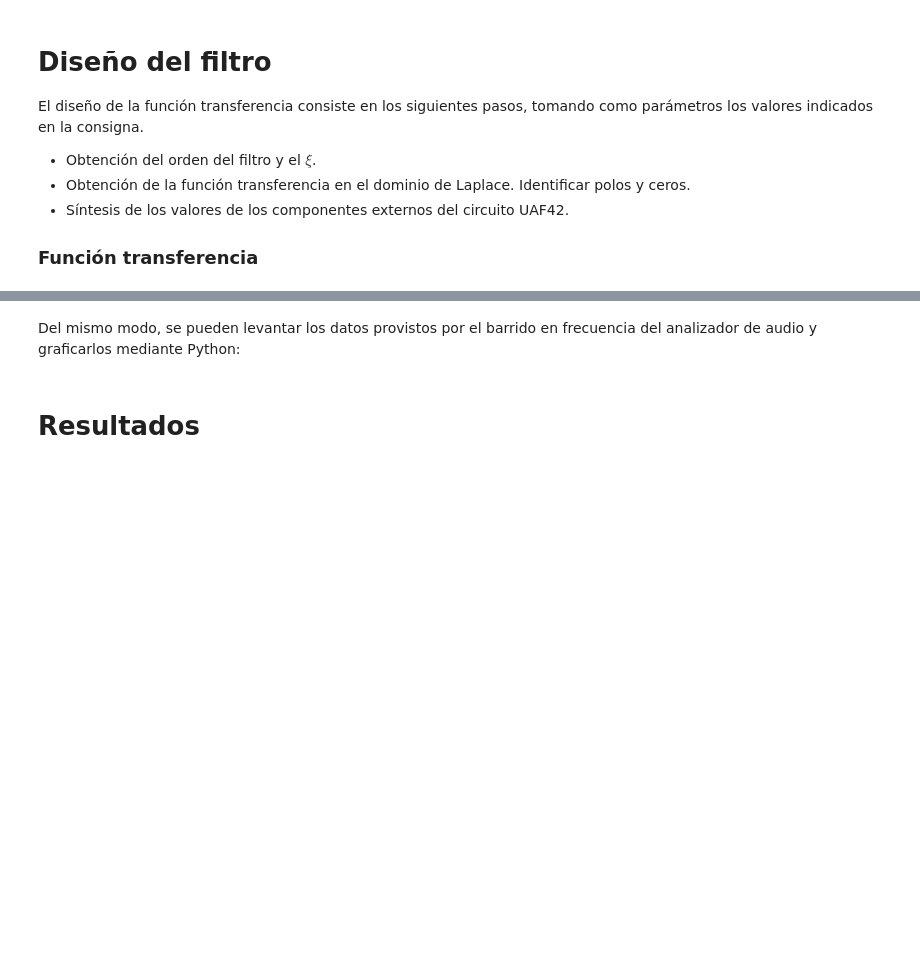
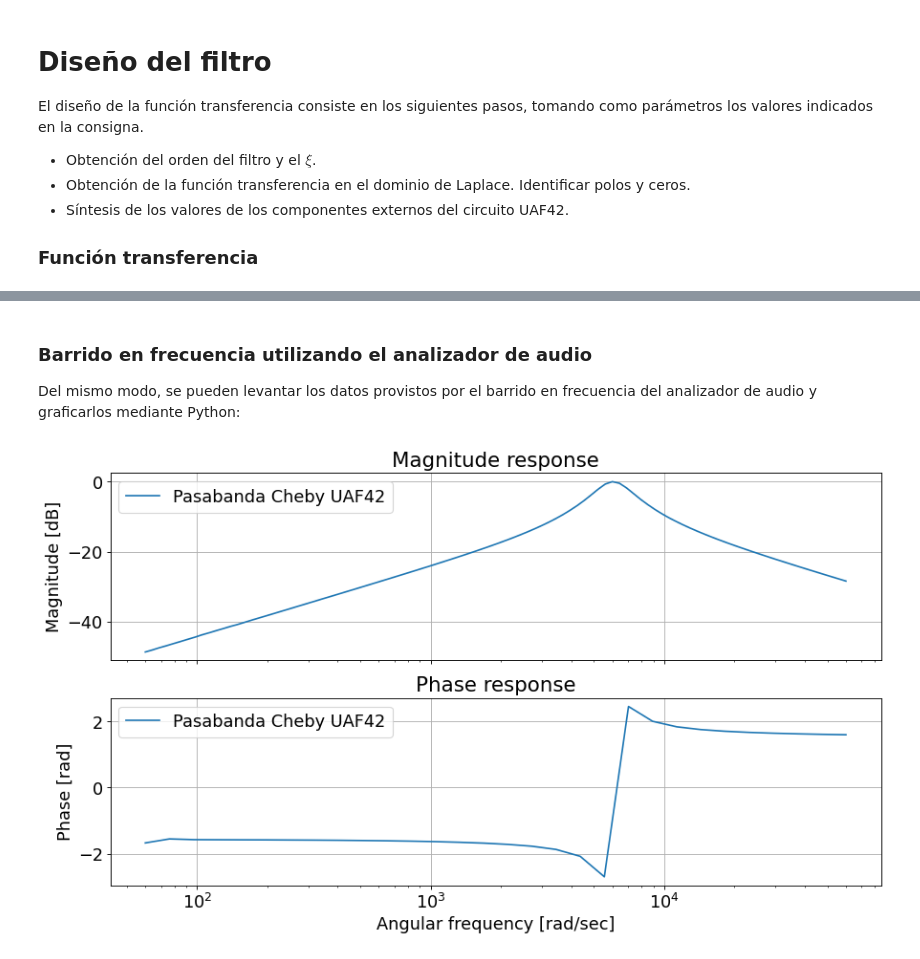
Before and after one commit to spalozzo/tc2_2023, a Jupyter notebook: TP_Laboratorio/Informe_TPLAB1.ipynb, the cells around one changed output, grey strips where cells are left out. Saved outputs shown, nothing was run; the diff lists cells and outputs as text; code cells hidden in the pictures; blank space fills up the shorter version.

```diff
--- a/TP_Laboratorio/Informe_TPLAB1.ipynb
+++ b/TP_Laboratorio/Informe_TPLAB1.ipynb
@@ -235,14 +292,16 @@ FileNotFoundError: ./modulo_osciloscopio.csv not found.
 # %% [markdown]
+### Barrido en frecuencia utilizando el analizador de audio
+
 Del mismo modo, se pueden levantar los datos provistos por el barrido en frecuencia del analizador de audio y graficarlos mediante Python:
 # %%
 #Levanto los archivos del analizador de audio
-modulo= np.genfromtxt("./barrido_modulo.csv", delimiter=",")
-fase=   np.genfromtxt("./barrido_fase.csv", delimiter=",")
-fase[:,1]= [item * np.pi/180 for item in fase[:,1] ]
+modulo= np.genfromtxt("./mediciones/barrido_modulo.csv", delimiter=",")
+fase=   np.genfromtxt("./mediciones/barrido_fase.csv", delimiter=",")
+fase[:,1]= [item * np.pi/180 for item in fase[:,1] ] #Pasa de grados a radianes
 
 
-bodePlot(modulo, fase, 'Pasabanda Cheby UAF42', 1)
+bodePlot(modulo, fase, 'Pasabanda Cheby UAF42', 2)
+# %% [output]
+[figure, added]
-# %% [markdown]
-# Resultados
 # %% [markdown]
 # Conclusiones
```
Also changed, not shown: parts of 13 cells of this notebook, 23 other files.
